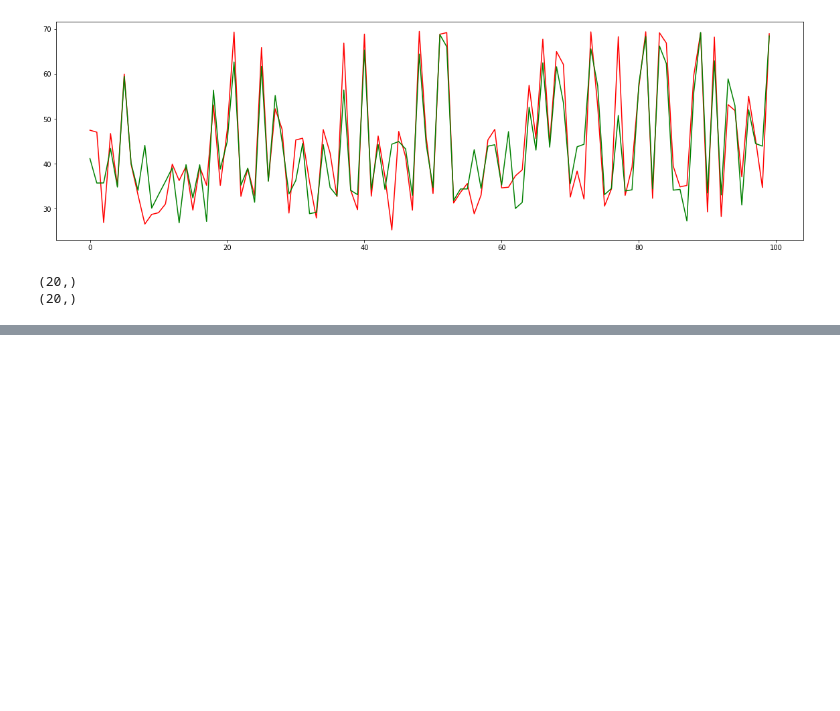
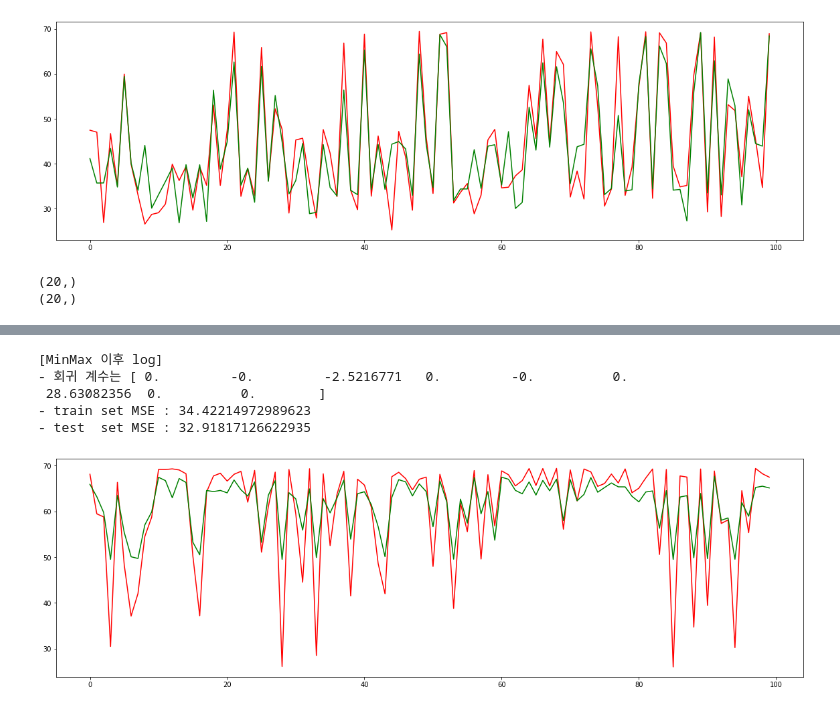
Before and after one commit to khodid/2021MachineLearningIntro, a Jupyter notebook: Ch5_Regression.ipynb, the cells around one changed output, grey strips where cells are left out. Saved outputs shown, nothing was run; the diff lists cells and outputs as text; code cells hidden in the pictures; blank space fills up the shorter version.

```diff
--- a/Ch5_Regression.ipynb
+++ b/Ch5_Regression.ipynb
@@ -386,0 +389,7 @@ print(val_pred[:20].shape)
+# %%
+from sklearn.preprocessing import MinMaxScaler, StandardScaler
+from sklearn.model_selection import train_test_split
+
+X_minmax = MinMaxScaler().fit_transform(X) # scaling
+X_scale = np.log1p(X_minmax)
+X_train, X_test, y_train, y_test  = train_test_split(X_scale, y, test_size = 0.2)
@@ -386,0 +428,28 @@ print(val_pred[:20].shape)
+# %%
+from sklearn.linear_model import ElasticNet
+from sklearn.metrics import mean_squared_error
+model = ElasticNet(alpha=0.1, l1_ratio=0.8)
+model.fit(X_train, y_train)
+
+train_pred = model.predict(X_train)
+val_pred = model.predict(X_test)
+
+print("[MinMax 이후 log]")
+print(f'- 회귀 계수는 {model.coef_}')
+print(f"- train set MSE : {mean_squared_error(y_train, train_pred)}")
+print(f"- test  set MSE : {mean_squared_error(y_test, val_pred)}\n")
+# %% [output]
+[MinMax 이후 log]
+- 회귀 계수는 [ 0.         -0.         -2.5216771   0.         -0.          0.
+ 28.63082356  0.          0.        ]
+- train set MSE : 34.42214972989623
+- test  set MSE : 32.91817126622935
+# %%
+import matplotlib.pyplot as plt
+n = 100
+plt.figure(figsize=(20, 6))
+plt.plot(np.arange(0, n), y_test[:n], 'r')
+plt.plot(np.arange(0, n), val_pred[:n], 'g')
+plt.show()
+# %% [output]
+[figure, added]
```
Also changed, not shown: parts of 3 cells of this notebook.
